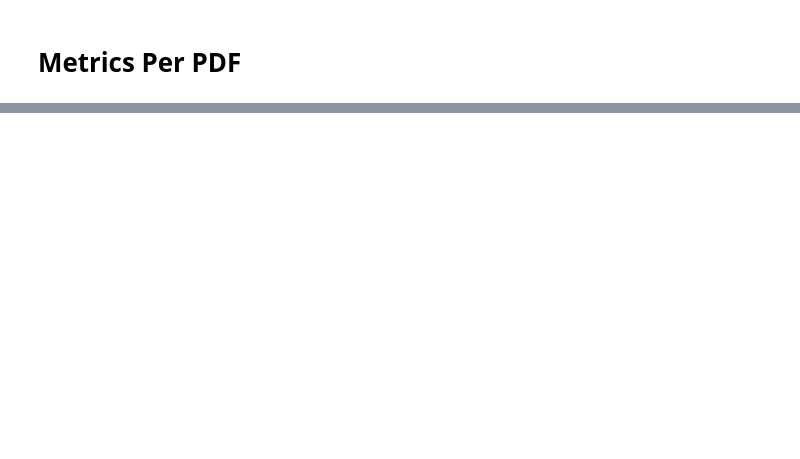
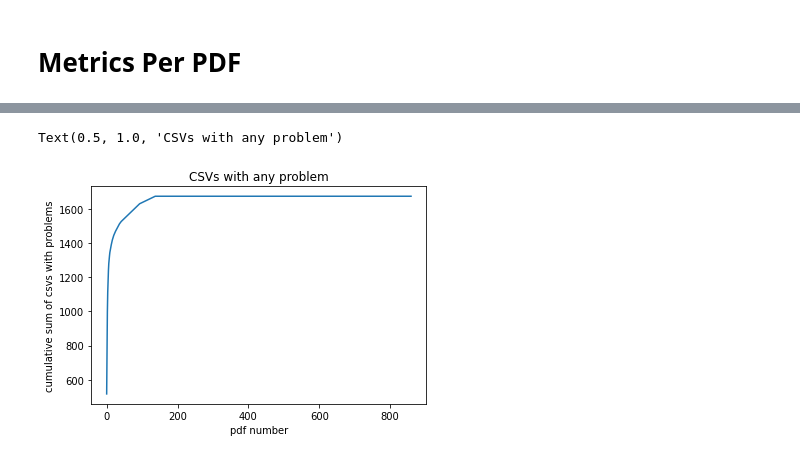
Before and after one commit to CER-REC/esa-data-bank_banque-donnees-ees, a Jupyter notebook: Codes/Section_04_Final_Data_Merge_and_Visualization/QA_metrics.ipynb, the cells around one changed output, grey strips where cells are left out. Drawn from its saved outputs; the diff is of its cells as text; code cells hidden in the pictures; blank space fills up the shorter version.

```diff
--- a/Codes/Section_04_Final_Data_Merge_and_Visualization/QA_metrics.ipynb
+++ b/Codes/Section_04_Final_Data_Merge_and_Visualization/QA_metrics.ipynb
@@ -60,6 +75,8 @@ An example:
 # %% [markdown]
 Use 50% as the threshold for identifying blank csv; use 0% as the threshold for identifying cid csv
 # %%
-df_index['qa_blank'] = df_index['qa_blank_cell_percent'] > 50
-df_index['qa_cid'] = df_index['qa_cid_cell_percent'] > 0
+df_index['qa_blank'] = df_index['qa_blank_cell_percent'] > 72
+df_index['qa_cid'] = df_index['qa_cid_cell_percent'] > 80
+# %%
+df_index['qa_any'] = df_index[['qa_blank', 'qa_cid', 'qa_duplicate', 'qa_single_row_or_col']].any(axis=1)
 # %%
@@ -94,14 +115,15 @@ df_project.sort_values('total_count')
 # %% [markdown]
 # Metrics Per PDF
 # %%
-df_pdf = df_index.groupby('PDF Download URL')[['qa_single_row_or_col', 'qa_blank', 'qa_cid', 'qa_duplicate']].sum().reset_index()
-df_pdf_count = df_index.groupby('PDF Download URL')['CSV Download URL'].count().reset_index().rename(columns={'CSV Download URL': 'total_count'})
+df_pdf = df_index.groupby('PDF Download URL')[['qa_single_row_or_col', 'qa_blank', 'qa_cid', 'qa_duplicate','qa_any']].sum().reset_index()
+df_pdf_count = df_index.groupby('PDF Download URL')['CSV Download URL'].count().reset_index().rename(columns={'CSV Download URL': 'total_csv'})
 # %%
 df_pdf = df_pdf.merge(df_pdf_count)
-df_pdf['single_%'] = df_pdf[['qa_single_row_or_col', 'total_count']].apply(lambda x: 100*round(x['qa_single_row_or_col']/x['total_count'], 2), axis=1)
-df_pdf['blank_%'] = df_pdf[['qa_blank', 'total_count']].apply(lambda x: 100*round(x['qa_blank']/x['total_count'], 2), axis=1)
-df_pdf['cid_%'] = df_pdf[['qa_cid', 'total_count']].apply(lambda x: 100*round(x['qa_cid']/x['total_count'], 2), axis=1)
-df_pdf['duplicate_%'] = df_pdf[['qa_duplicate', 'total_count']].apply(lambda x: 100*round(x['qa_duplicate']/x['total_count'], 2), axis=1)
+df_pdf['single_%'] = df_pdf[['qa_single_row_or_col', 'total_csv']].apply(lambda x: 100*round(x['qa_single_row_or_col']/x['total_csv'], 2), axis=1)
+df_pdf['blank_%'] = df_pdf[['qa_blank', 'total_csv']].apply(lambda x: 100*round(x['qa_blank']/x['total_csv'], 2), axis=1)
+df_pdf['cid_%'] = df_pdf[['qa_cid', 'total_csv']].apply(lambda x: 100*round(x['qa_cid']/x['total_csv'], 2), axis=1)
+df_pdf['duplicate_%'] = df_pdf[['qa_duplicate', 'total_csv']].apply(lambda x: 100*round(x['qa_duplicate']/x['total_csv'], 2), axis=1)
+df_pdf['any_%'] = df_pdf[['qa_any', 'total_csv']].apply(lambda x: 100*round(x['qa_any']/x['total_csv'], 2), axis=1)
 # %%
 df_pdf_meta = df_index[['Data ID', 'PDF Download URL', 'Download folder name']].drop_duplicates()
 df_pdf = df_pdf.merge(df_pdf_meta, on='PDF Download URL')
@@ -150,0 +152,10 @@ df_pdf.sort_values('duplicate_%', ascending=False).head(10)
+# %%
+df_pdf = df_pdf.sort_values('qa_any', ascending=False).reset_index(drop=True)
+df_pdf['qa_any_acc'] = df_pdf['qa_any'].cumsum()
+ax1 = df_pdf['qa_any_acc'].plot()
+ax1.set_xlabel('pdf number')
+ax1.set_ylabel('cumulative sum of csvs with problems')
+ax1.set_title('CSVs with any problem')
+# %% [output]
+Text(0.5, 1.0, 'CSVs with any problem')
+[figure, added]
```
Also changed, not shown: parts of 36 cells of this notebook, 5 other files.
